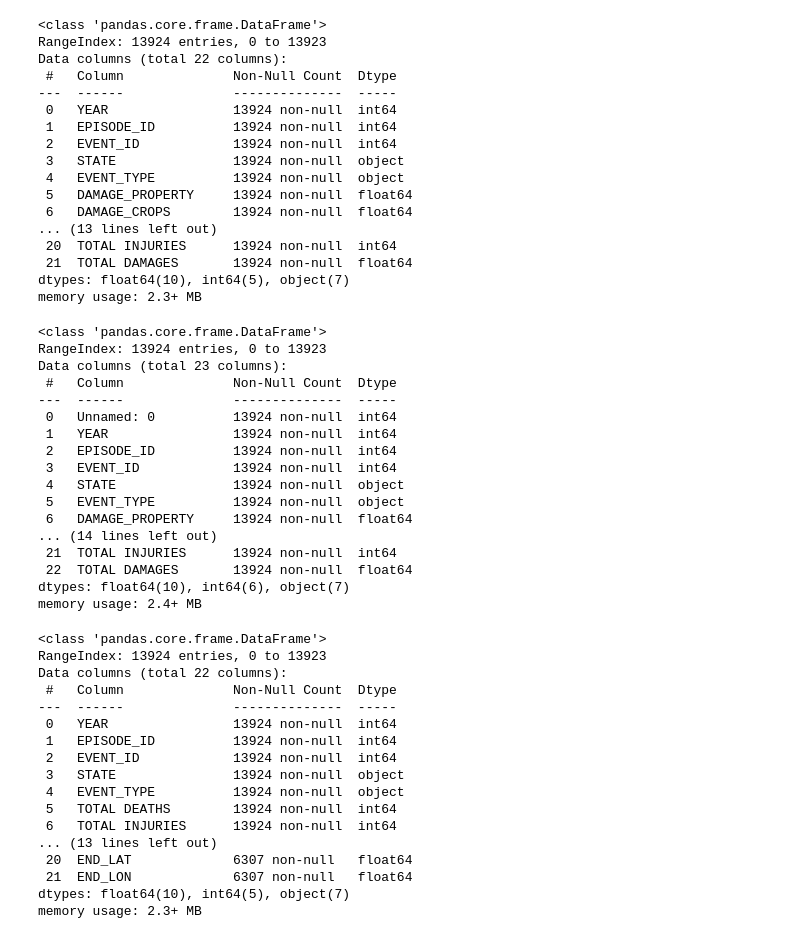
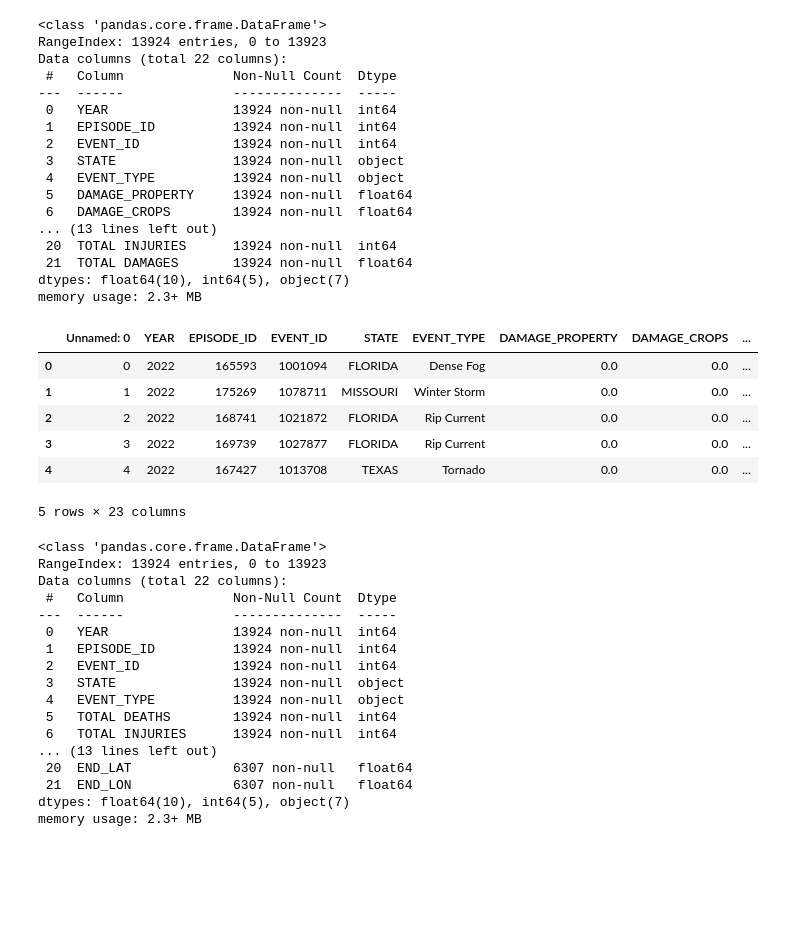
Before and after one commit to elizabethmorgan26/team1, a Jupyter notebook: 2008-2022_Analysis_Overview.ipynb, the cells around one changed output. Cells and saved outputs as stored; diff of their text form; code cells hidden in the pictures; blank space fills up the shorter version.

```diff
--- a/2008-2022_Analysis_Overview.ipynb
+++ b/2008-2022_Analysis_Overview.ipynb
@@ -235,25 +183,15 @@ narrow_df.to_csv("narrow_df2.csv")
 # %%
 # Read saved data
-new = pd.read_csv("narrow_df2.csv")
+narrow_df = pd.read_csv("narrow_df.csv")
 
 # Display sample data
-new.info()
+narrow_df.head()
 # %% [output]
+|  | Unnamed: 0 | YEAR | EPISODE_ID | EVENT_ID | STATE | EVENT_TYPE | DAMAGE_PROPERTY | DAMAGE_CROPS | ... |
+| 0 | 0 | 2022 | 165593 | 1001094 | FLORIDA | Dense Fog | 0.0 | 0.0 | ... |
+| 1 | 1 | 2022 | 175269 | 1078711 | MISSOURI | Winter Storm | 0.0 | 0.0 | ... |
+| 2 | 2 | 2022 | 168741 | 1021872 | FLORIDA | Rip Current | 0.0 | 0.0 | ... |
+| 3 | 3 | 2022 | 169739 | 1027877 | FLORIDA | Rip Current | 0.0 | 0.0 | ... |
+| 4 | 4 | 2022 | 167427 | 1013708 | TEXAS | Tornado | 0.0 | 0.0 | ... |
-<class 'pandas.core.frame.DataFrame'>
-RangeIndex: 13924 entries, 0 to 13923
-Data columns (total 23 columns):
- #   Column              Non-Null Count  Dtype
----  ------              --------------  -----
- 0   Unnamed: 0          13924 non-null  int64
- 1   YEAR                13924 non-null  int64
- 2   EPISODE_ID          13924 non-null  int64
- 3   EVENT_ID            13924 non-null  int64
- 4   STATE               13924 non-null  object
- 5   EVENT_TYPE          13924 non-null  object
- 6   DAMAGE_PROPERTY     13924 non-null  float64
-... (14 lines left out)
- 21  TOTAL INJURIES      13924 non-null  int64
- 22  TOTAL DAMAGES       13924 non-null  float64
-dtypes: float64(10), int64(6), object(7)
-memory usage: 2.4+ MB
+5 rows × 23 columns
 # %%
```
Also changed, not shown: parts of 33 cells of this notebook, 4 other files.
